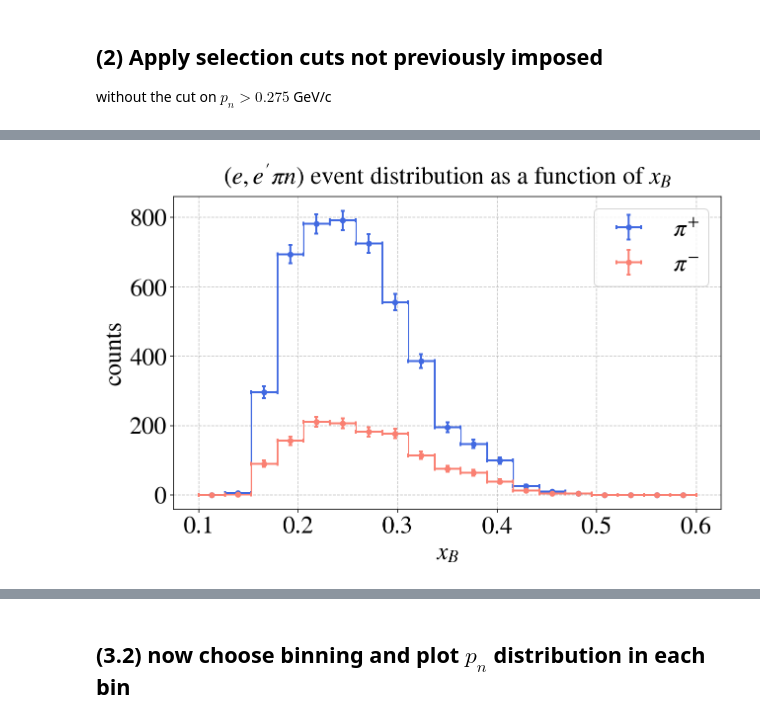
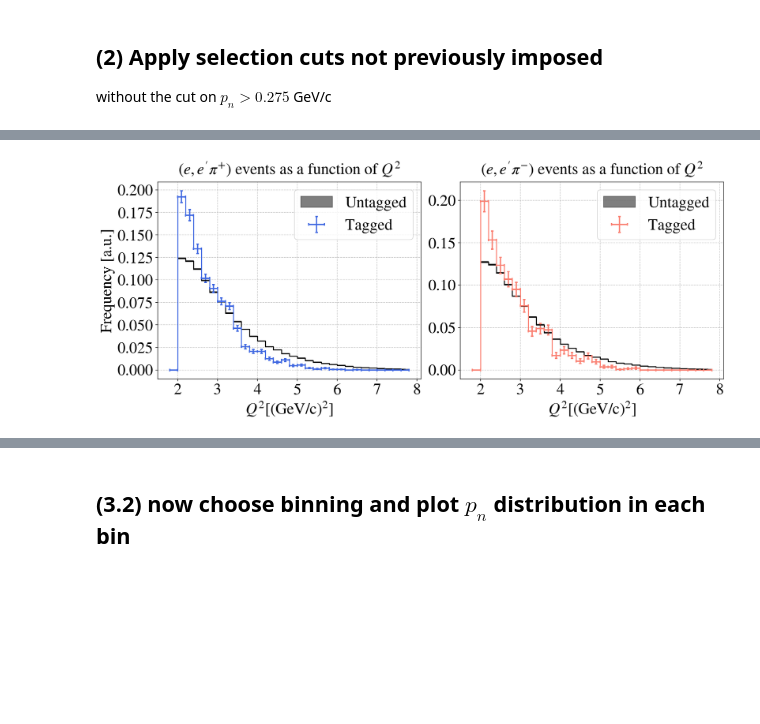
Before and after one commit to erezcoh4/SIDIS_at_BAND, a Jupyter notebook: PythonAnalysis/Kinematics/Xb_distribution.ipynb, the cells around one changed output, grey strips where cells are left out. Cells and saved outputs as stored; diff of their text form; code cells hidden in the pictures; blank space fills up the shorter version.

```diff
--- a/PythonAnalysis/Kinematics/Xb_distribution.ipynb
+++ b/PythonAnalysis/Kinematics/Xb_distribution.ipynb
@@ -90,10 +79,32 @@ plt.tight_layout()
-# %%
-fig = plt.figure(figsize=(9,6))
-ax = fig.add_subplot(1,1,1)
-for pi_ch,pi_print,pi_label,pi_color in zip(pi_charge_names,pi_prints,pi_labels,pi_colors):
-    df = e_e_pi_n_pass_cuts[pi_ch]
-    plot_step_hist( df.xB, bins=np.linspace(0.1,0.6,20) , color=pi_color,label='$'+pi_label+'$')
-set_axes(ax,'$x_B$','counts', title="$(e,e'\pi n)$ event distribution as a function of $x_B$", do_add_grid=True, do_add_legend=True)
-plt.tight_layout()
-# %% [output]
-[figure, removed]
+# %%
+def plot_SIDIS_variable(var  = 'Q2',
+                        bins = np.linspace(1.8,7.8,31),
+                        varlabel = '$Q^2$',
+                        varunits = '[(GeV/c)$^2$]',
+                        xticks = None):#{
+
+
+    fig = plt.figure(figsize=(14,6))
+    for pi_ch,pi_print,pi_label,pi_color,pi_idx in zip(pi_charge_names,pi_prints,pi_labels,pi_colors,[1,2]):
+        ax = fig.add_subplot(1,2,pi_idx)
+
+        df = e_e_pi_pass_cuts[pi_ch]
+        x,h,_,_=plot_step_squares( df[var], ax=ax,bins=bins, density=True, color='k', alpha=0.5, label='Untagged' )
+        ax.step(x,h,'-k',where='mid')
+
+        df = e_e_pi_n_pass_cuts[pi_ch]
+        plot_step_hist( df[var], bins=bins, marker='s', markersize=1, color=pi_color,label='Tagged', alpha=1, density=True)
+
+        set_axes(ax,varlabel+varunits,
+                 'Frequency [a.u.]' if pi_idx==1 else '',
+                 title="$(e,e'"+pi_label+")$ events as a function of "+varlabel,
+                 do_add_grid=True, do_add_legend=True,xticks=xticks)
+    plt.tight_layout()
+#}
+# %%
+plot_SIDIS_variable(var  = 'Q2',
+                        bins = np.linspace(1.8,7.8,31),
+                        varlabel = '$Q^2$',
+                        varunits = '[(GeV/c)$^2$]')
+# %% [output]
+[figure, added]
```
Also changed, not shown: parts of 21 cells of this notebook, 10 other files.
